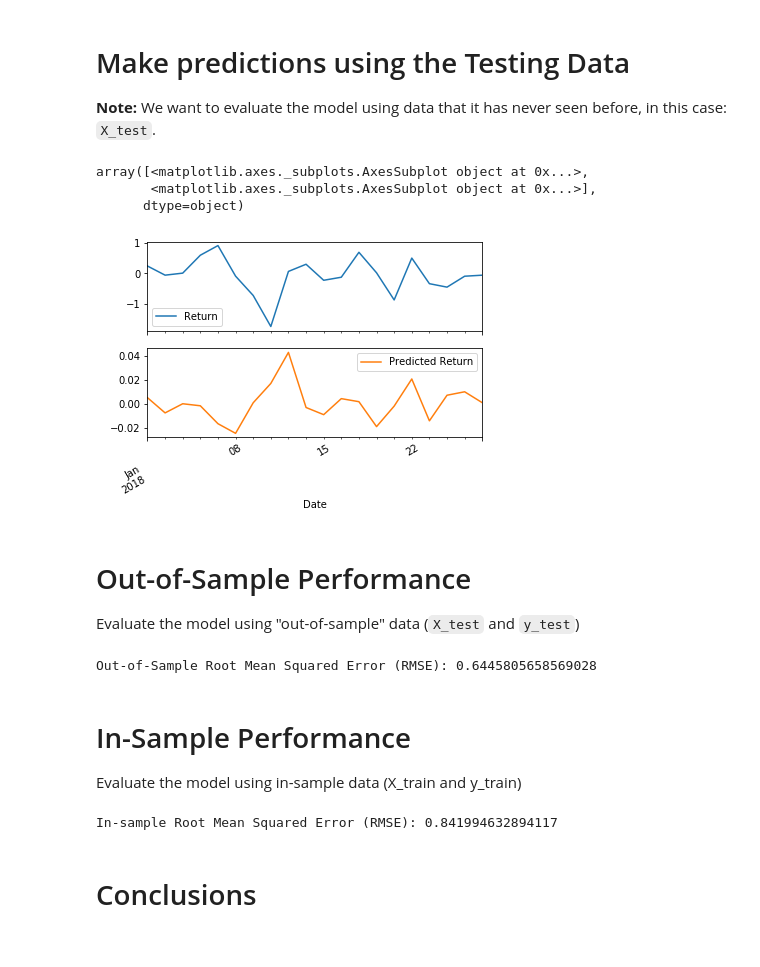
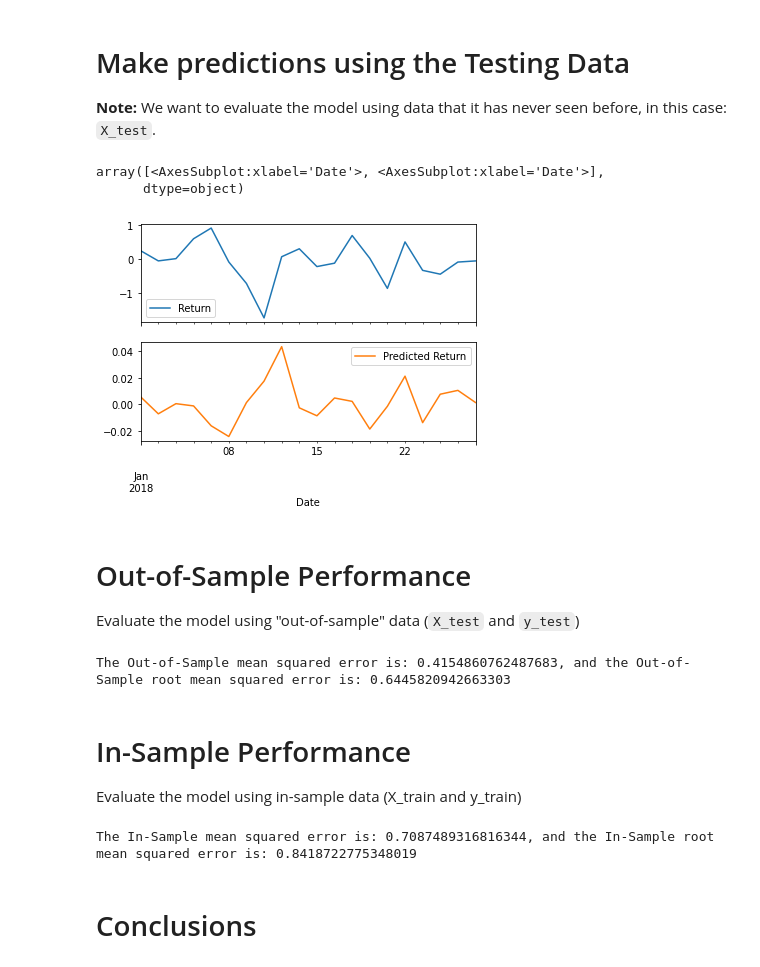
Before and after one commit to andrewunruh1/Assignment_10, a Jupyter notebook: Starter_Code/regression_analysis.ipynb, the cells around one changed output. Drawn from its saved outputs; the diff is of its cells as text; code cells hidden in the pictures.

Commit message:
Regression Analysis

```diff
--- a/Starter_Code/regression_analysis.ipynb
+++ b/Starter_Code/regression_analysis.ipynb
@@ -72,6 +77,9 @@ test = cad_jpy_df['2018':]
 # Create four dataframes:
 # X_train (training set using just the independent variables), X_test (test set of of just the independent variables)
 # Y_train (training set using just the "y" variable, i.e., "Futures Return"), Y_test (test set of just the "y" variable):
-# YOUR CODE HERE!
+X_train = train['Lagged Return'].to_frame()
+X_test = test['Lagged Return'].to_frame()
+y_train = train['Return']
+y_test = test['Return']
 # %%
 # Preview the X_train data
@@ -88,10 +96,10 @@ test = cad_jpy_df['2018':]
 # Linear Regression Model
 # %%
 # Create a Linear Regression model and fit it to the training data
-from sklearn.linear_model import LinearRegression
 
 # Fit a SKLearn linear regression using  just the training set (X_train, Y_train):
-# YOUR CODE HERE!
+model = LinearRegression()
+model.fit(X_train, y_train)
 # %% [output]
 LinearRegression()
 # %% [markdown]
@@ -100,50 +108,58 @@ LinearRegression()
 **Note:** We want to evaluate the model using data that it has never seen before, in this case: `X_test`.
 # %%
 # Make a prediction of "y" values using just the test dataset
-# YOUR CODE HERE!
+predictions = model.predict(X_test)
 # %%
 # Assemble actual y data (Y_test) with predicted y data (from just above) into two columns in a dataframe:
-# YOUR CODE HERE!
+results = y_test.to_frame()
+results['Predicted Return'] = predictions
 # %%
 # Plot the first 20 predictions vs the true values
-# YOUR CODE HERE!
+results[:20].plot(subplots = True)
 # %% [output]
-array([<matplotlib.axes._subplots.AxesSubplot object at 0x...>,
-       <matplotlib.axes._subplots.AxesSubplot object at 0x...>],
+array([<AxesSubplot:xlabel='Date'>, <AxesSubplot:xlabel='Date'>],
       dtype=object)
-[figure, old version]
+[figure, new version]
 # %% [markdown]
 # Out-of-Sample Performance
 
 Evaluate the model using "out-of-sample" data (`X_test` and `y_test`)
 # %%
-from sklearn.metrics import mean_squared_error
 # Calculate the mean_squared_error (MSE) on actual versus predicted test "y"
 # (Hint: use the dataframe from above)
-# YOUR CODE HERE!
+out_sample_mse = mean_squared_error(
+    results['Return'],
+    results['Predicted Return']
+)
 
 # Using that mean-squared-error, calculate the root-mean-squared error (RMSE):
-# YOUR CODE HERE!
+out_sample_rmse = np.sqrt(mse)
+print(f"The Out-of-Sample mean squared error is: {out_sample_mse}, and the Out-of-Sample root mean squared error is: {out_sample_rmse}")
 # %% [output]
-Out-of-Sample Root Mean Squared Error (RMSE): 0.6445805658569028
+The Out-of-Sample mean squared error is: 0.4154860762487683, and the Out-of-Sample root mean squared error is: 0.6445820942663303
 # %% [markdown]
 # In-Sample Performance
 
 Evaluate the model using in-sample data (X_train and y_train)
 # %%
 # Construct a dataframe using just the "y" training data:
-# YOUR CODE HERE!
+in_sample_results = y_train.to_frame()
 
 # Add a column of "in-sample" predictions to that dataframe:
-# YOUR CODE HERE!
+in_sample_results['Predicted Returns'] = model.predict(X_train)
 
 # Calculate in-sample mean_squared_error (for comparison to out-of-sample)
-# YOUR CODE HERE!
+in_sample_mse = mean_squared_error(
+    in_sample_results['Return'],
+    in_sample_results['Predicted Returns']
+)
 
 # Calculate in-sample root mean_squared_error (for comparison to out-of-sample)
-# YOUR CODE HERE!
+in_sample_rmse = np.sqrt(in_sample_mse)
+
+print(f"The In-Sample mean squared error is: {in_sample_mse}, and the In-Sample root mean squared error is: {in_sample_rmse}")
 # %% [output]
-In-sample Root Mean Squared Error (RMSE): 0.841994632894117
+The In-Sample mean squared error is: 0.7087489316816344, and the In-Sample root mean squared error is: 0.8418722775348019
 # %% [markdown]
 # Conclusions
 # %% [markdown]
```
Also changed, not shown: parts of 5 cells of this notebook, 3 other files.
